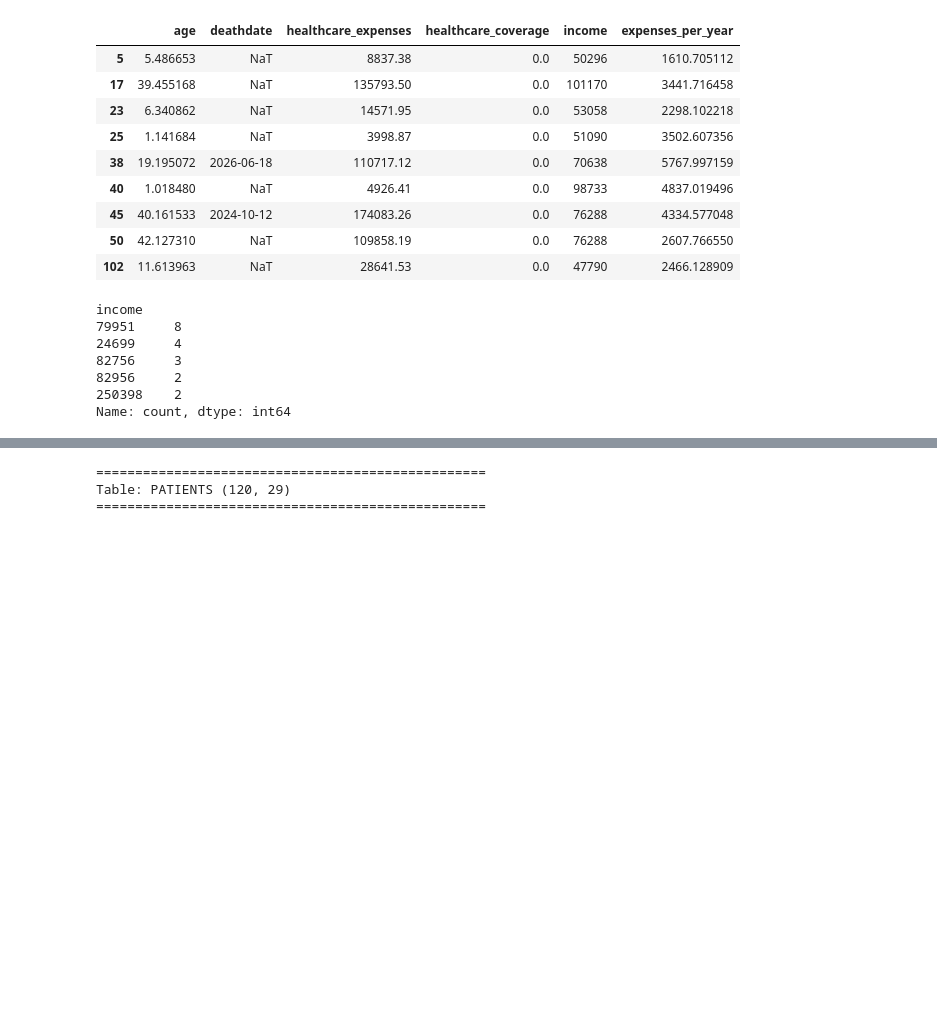
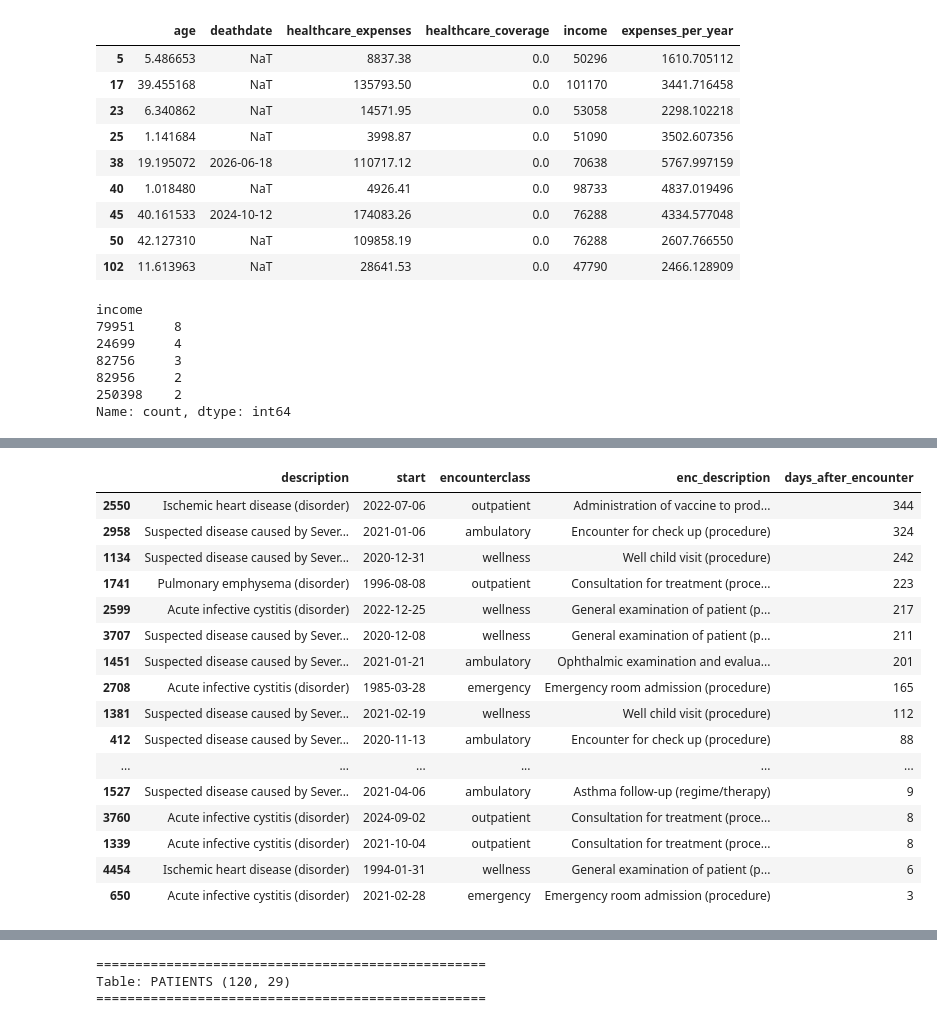
Before and after one commit to filfish2007-cav/Hospital_LLM, a Jupyter notebook: DataCleaning_EDA.ipynb, the cells around one changed output, grey strips where cells are left out. Drawn from its saved outputs; the diff is of its cells as text; code cells hidden in the pictures; blank space fills up the shorter version.

```diff
--- a/DataCleaning_EDA.ipynb
+++ b/DataCleaning_EDA.ipynb
@@ -1295,0 +1296,11 @@ Name: count, dtype: int64
+# %%
+PII_DROP = ['ssn', 'drivers', 'passport', 'address', 'maiden',
+            'birthplace', 'prefix', 'suffix', 'middle']
+helper_cols = ['age_at_reference', 'age', 'expenses_per_year']
+
+pt = data['patients']
+pt['lat'] = pt['lat'].round(2)   # ~1 km precision; use drop(columns=['lat','lon']) to remove entirely
+pt['lon'] = pt['lon'].round(2)
+data['patients'] = pt.drop(columns=PII_DROP + helper_cols, errors='ignore')
+
+print(data['patients'].columns.tolist())
@@ -1295,0 +1753,52 @@ Name: count, dtype: int64
+# %%
+con = data['conditions']
+pt  = data['patients']
+enc = data['encounters']
+
+# 1. Parse (conditions dates are date-only strings)
+con['start_d'] = pd.to_datetime(con['start'], errors='coerce')
+con['stop_d']  = pd.to_datetime(con['stop'],  errors='coerce')
+print("Rows:", len(con), "| missing stop:", con['stop'].isna().sum(), f"({con['stop'].isna().mean():.1%})")
+print("Unparsed start:", con['start_d'].isna().sum(),
+      "| unparsed stop (non-null raw):", (con['stop_d'].isna() & con['stop'].notna()).sum())
+
+# 2. stop vs start (only where stop exists)
+print("\nstop < start:", (con['stop_d'] < con['start_d']).sum())
+print("stop == start (same-day):", (con['stop_d'] == con['start_d']).sum())
+dur = (con['stop_d'] - con['start_d']).dt.days
+print(dur.describe().round(1))
+display(con.loc[dur.nlargest(5).index, ['description', 'start', 'stop']].assign(days=dur.nlargest(5)))
+
+# 3. Birth / death (both are date-only here, so no tolerance is needed)
+c = con.merge(pt[['id', 'birthdate', 'deathdate']].rename(columns={'id': 'pid'}),
+              left_on='patient', right_on='pid', how='left')
+dead = c['deathdate'].notna()
+print("\nNo matching patient:", c['birthdate'].isna().sum())
+print("start < birth:", (c['start_d'] < c['birthdate']).sum())
+print("start > death:", (dead & (c['start_d'] > c['deathdate'])).sum())
+print("stop  > death:", (dead & (c['stop_d']  > c['deathdate'])).sum())
+
+# 4. Overlap with the linked encounter (encounters are UTC timestamps, so use a 1-day tolerance)
+e = enc[['id', 'start', 'stop', 'patient', 'encounterclass', 'description']].copy()
+e['e_start'] = pd.to_datetime(e['start'], utc=True).dt.tz_localize(None).dt.normalize()
+e['e_stop']  = pd.to_datetime(e['stop'],  utc=True).dt.tz_localize(None).dt.normalize()
+e = e.rename(columns={'id': 'eid', 'patient': 'e_patient', 'description': 'enc_description'})
+m = c.merge(e[['eid', 'e_start', 'e_stop', 'e_patient', 'encounterclass', 'enc_description']],
+            left_on='encounter', right_on='eid', how='left')
+
+tol = pd.Timedelta(days=1)
+print("\nNo matching encounter:", m['eid'].isna().sum())
+print("Patient differs from encounter's patient:", (m['patient'] != m['e_patient']).sum())
+print("Start before encounter (strict):", (m['start_d'] < m['e_start']).sum())
+print("Start after encounter end (strict):", (m['start_d'] > m['e_stop']).sum())
+print("Start after encounter end (1-day tolerance):", (m['start_d'] > m['e_stop'] + tol).sum())
+
+late = m[m['start_d'] > m['e_stop'] + tol].copy()
+late['days_after_encounter'] = (late['start_d'] - late['e_stop']).dt.days
+display(late[['description', 'start', 'encounterclass', 'enc_description', 'days_after_encounter']]
+        .sort_values('days_after_encounter', ascending=False))
+
+z = m[m['stop_d'].notna()]
+print("Resolved: stop before encounter start:", (z['stop_d'] < z['e_start']).sum(),
+      "| after encounter end:", (z['stop_d'] > z['e_stop']).sum())
+# %% [output]
@@ -1295,0 +1835,17 @@ Name: count, dtype: int64
+|  | description | start | encounterclass | enc_description | days_after_encounter |
+| 2550 | Ischemic heart disease (disorder) | 2022-07-06 | outpatient | Administration of vaccine to prod... | 344 |
+| 2958 | Suspected disease caused by Sever... | 2021-01-06 | ambulatory | Encounter for check up (procedure) | 324 |
+| 1134 | Suspected disease caused by Sever... | 2020-12-31 | wellness | Well child visit (procedure) | 242 |
+| 1741 | Pulmonary emphysema (disorder) | 1996-08-08 | outpatient | Consultation for treatment (proce... | 223 |
+| 2599 | Acute infective cystitis (disorder) | 2022-12-25 | wellness | General examination of patient (p... | 217 |
+| 3707 | Suspected disease caused by Sever... | 2020-12-08 | wellness | General examination of patient (p... | 211 |
+| 1451 | Suspected disease caused by Sever... | 2021-01-21 | ambulatory | Ophthalmic examination and evalua... | 201 |
+| 2708 | Acute infective cystitis (disorder) | 1985-03-28 | emergency | Emergency room admission (procedure) | 165 |
+| 1381 | Suspected disease caused by Sever... | 2021-02-19 | wellness | Well child visit (procedure) | 112 |
+| 412 | Suspected disease caused by Sever... | 2020-11-13 | ambulatory | Encounter for check up (procedure) | 88 |
+| ... | ... | ... | ... | ... | ... |
+| 1527 | Suspected disease caused by Sever... | 2021-04-06 | ambulatory | Asthma follow-up (regime/therapy) | 9 |
+| 3760 | Acute infective cystitis (disorder) | 2024-09-02 | outpatient | Consultation for treatment (proce... | 8 |
+| 1339 | Acute infective cystitis (disorder) | 2021-10-04 | outpatient | Consultation for treatment (proce... | 8 |
+| 4454 | Ischemic heart disease (disorder) | 1994-01-31 | wellness | General examination of patient (p... | 6 |
+| 650 | Acute infective cystitis (disorder) | 2021-02-28 | emergency | Emergency room admission (procedure) | 3 |
```
Also changed, not shown: parts of 30 cells of this notebook.
